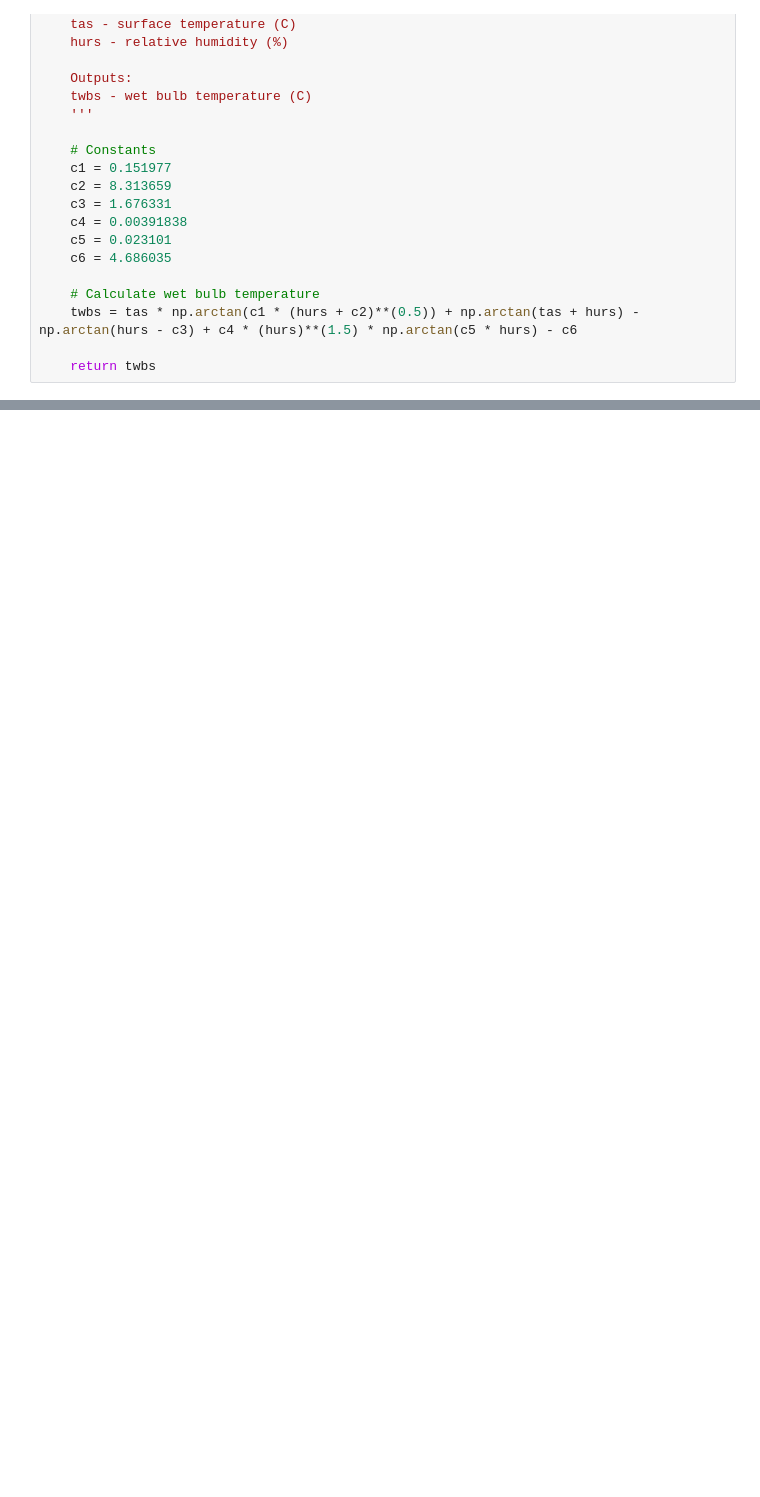
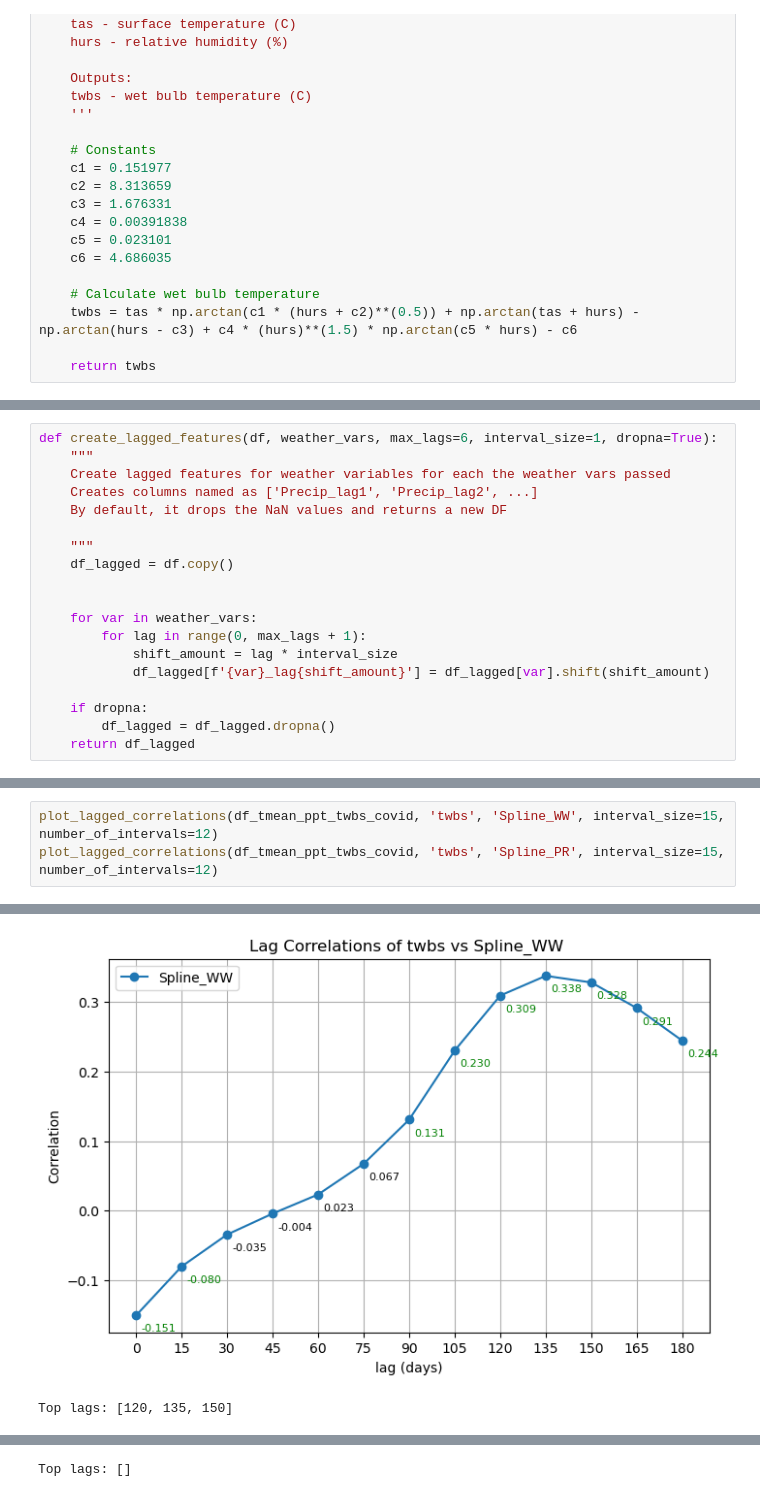
Before and after one commit to sd9616/wastewater, a Jupyter notebook: Daily_PRISM_netcdf_calc_twbs.ipynb, the cells around one changed output, grey strips where cells are left out. Cells and saved outputs as stored; diff of their text form; blank space fills up the shorter version.

Commit message:
added removing signal attemps; correlation for daily data and updated ARIMA using netcdf

```diff
--- a/Daily_PRISM_netcdf_calc_twbs.ipynb
+++ b/Daily_PRISM_netcdf_calc_twbs.ipynb
@@ -896,0 +890,19 @@ Text(0.5, 1.0, 'Time Series over Harris County')
+# %%
+def create_lagged_features(df, weather_vars, max_lags=6, interval_size=1, dropna=True):
+    """
+    Create lagged features for weather variables for each the weather vars passed
+    Creates columns named as ['Precip_lag1', 'Precip_lag2', ...]
+    By default, it drops the NaN values and returns a new DF
+
+    """
+    df_lagged = df.copy()
+
+
+    for var in weather_vars:
+        for lag in range(0, max_lags + 1):
+            shift_amount = lag * interval_size
+            df_lagged[f'{var}_lag{shift_amount}'] = df_lagged[var].shift(shift_amount)
+
+    if dropna:
+        df_lagged = df_lagged.dropna()
+    return df_lagged
@@ -896,0 +1015,4 @@ Text(0.5, 1.0, 'Time Series over Harris County')
+# %%
+plot_lagged_correlations(df_tmean_ppt_twbs_covid, 'twbs', 'Spline_WW', interval_size=15, number_of_intervals=12)
+plot_lagged_correlations(df_tmean_ppt_twbs_covid, 'twbs', 'Spline_PR', interval_size=15, number_of_intervals=12)
+# %% [output]
@@ -896,0 +1036,2 @@ Text(0.5, 1.0, 'Time Series over Harris County')
+[figure, added]
+Top lags: [120, 135, 150]
@@ -896,0 +1057 @@ Text(0.5, 1.0, 'Time Series over Harris County')
+Top lags: []
```
Also changed, not shown: parts of 36 cells of this notebook, 1 other file.
